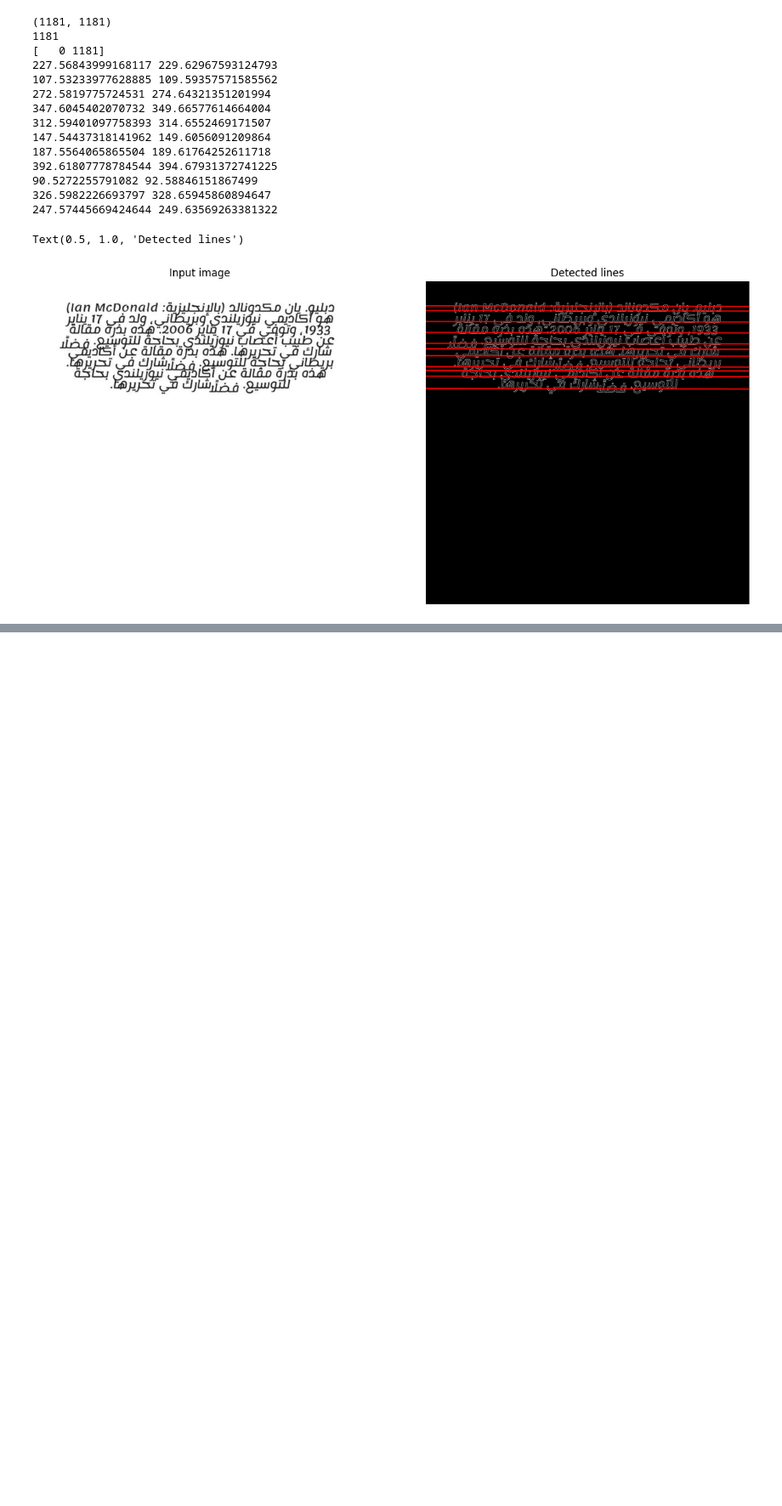
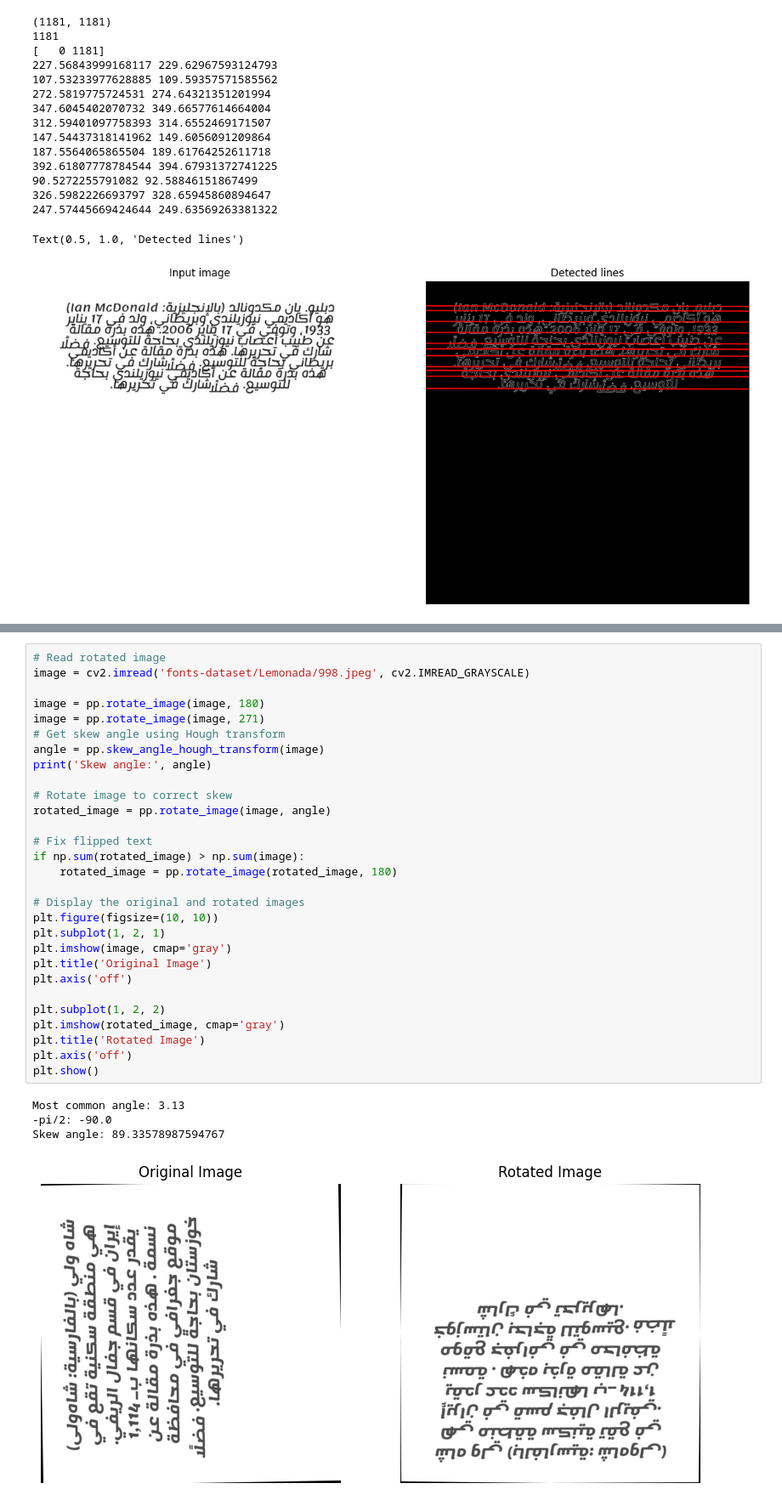
Before and after one commit to ahmedr2001/Arabic-Font-Classification, a Jupyter notebook: test.ipynb, the cells around one changed output, grey strips where cells are left out. Shown at 85% size. Drawn from its saved outputs; the diff is of its cells as text; blank space fills up the shorter version.

```diff
--- a/test.ipynb
+++ b/test.ipynb
@@ -464,0 +492,34 @@ Text(0.5, 1.0, 'Detected lines')
+# %%
+# Read rotated image
+image = cv2.imread('fonts-dataset/Lemonada/998.jpeg', cv2.IMREAD_GRAYSCALE)
+
+image = pp.rotate_image(image, 180)
+image = pp.rotate_image(image, 271)
+# Get skew angle using Hough transform
+angle = pp.skew_angle_hough_transform(image)
+print('Skew angle:', angle)
+
+# Rotate image to correct skew
+rotated_image = pp.rotate_image(image, angle)
+
+# Fix flipped text
+if np.sum(rotated_image) > np.sum(image):
+    rotated_image = pp.rotate_image(rotated_image, 180)
+
+# Display the original and rotated images
+plt.figure(figsize=(10, 10))
+plt.subplot(1, 2, 1)
+plt.imshow(image, cmap='gray')
+plt.title('Original Image')
+plt.axis('off')
+
+plt.subplot(1, 2, 2)
+plt.imshow(rotated_image, cmap='gray')
+plt.title('Rotated Image')
+plt.axis('off')
+plt.show()
+# %% [output]
+Most common angle: 3.13
+-pi/2: -90.0
+Skew angle: 89.33578987594767
+[figure, added]
```
Also changed, not shown: parts of 2 cells of this notebook, 2 other files.
